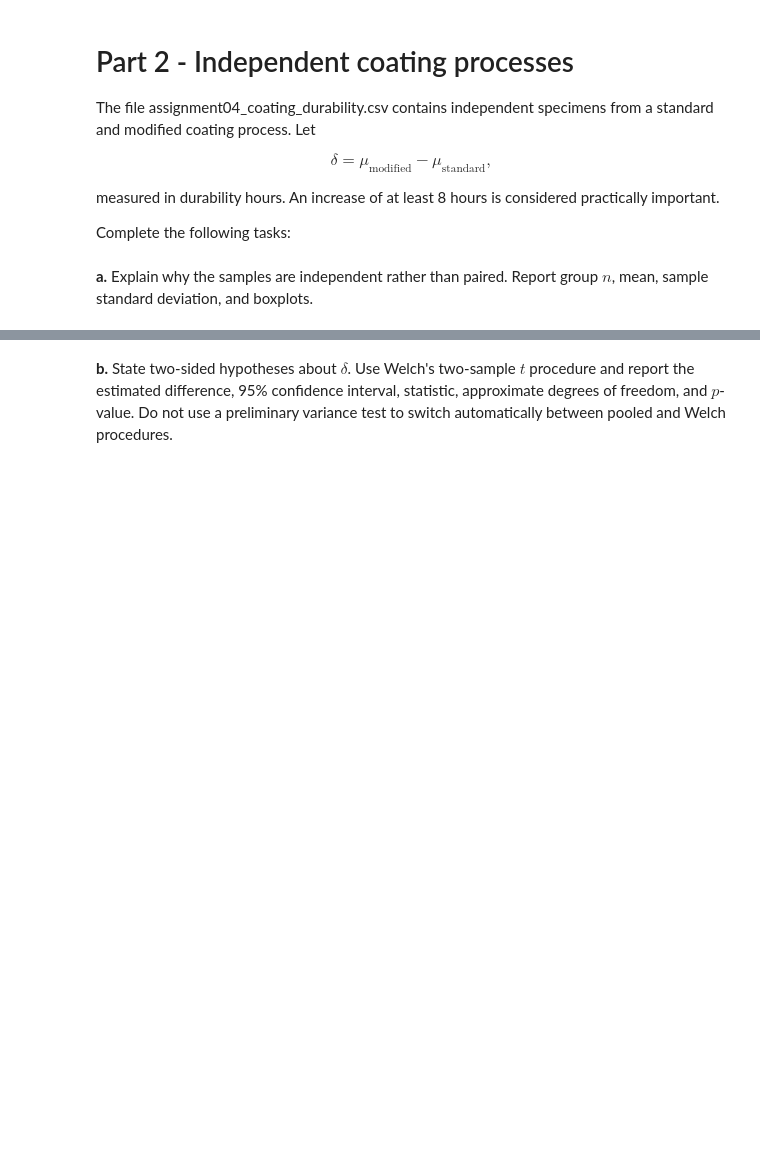
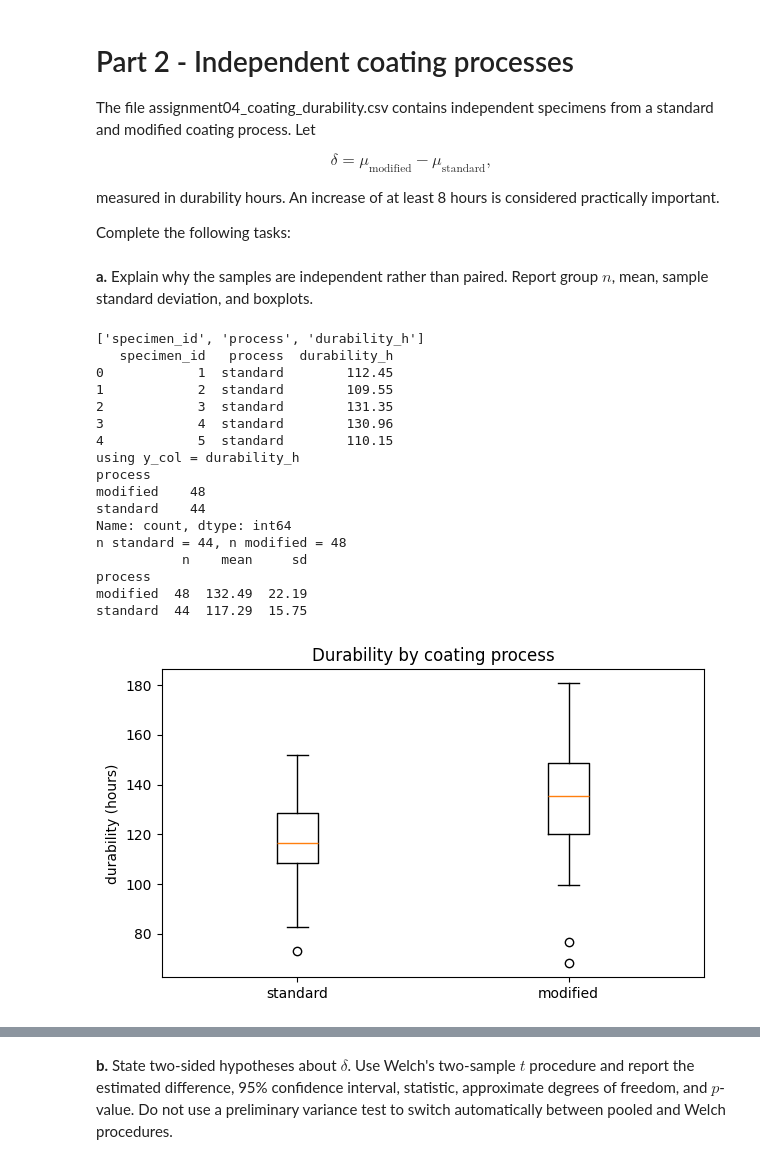
Before and after one commit to sebinko/STA1_26, a Jupyter notebook: Assignment4/assignment_4.ipynb, the cells around one changed output, grey strips where cells are left out. Cells and saved outputs as stored; diff of their text form; code cells hidden in the pictures; blank space fills up the shorter version.

```diff
--- a/Assignment4/assignment_4.ipynb
+++ b/Assignment4/assignment_4.ipynb
@@ -105,5 +105,44 @@ Complete the following tasks:
 # %% [markdown]
 **a.** Explain why the samples are independent rather than paired. Report group $n$, mean, sample standard deviation, and boxplots.
 # %%
-# TODO
+print(coating.columns.tolist())
+print(coating.head())
+
+group_col = "process"
+y_col = [c for c in coating.columns if "dur" in c.lower() or "hour" in c.lower()][0]
+print("using y_col =", y_col)
+print(coating[group_col].value_counts())
+
+standard = coating.loc[coating[group_col].str.lower() == "standard", y_col]
+modified = coating.loc[coating[group_col].str.lower() == "modified", y_col]
+print(f"n standard = {len(standard)}, n modified = {len(modified)}")
+
+summary = coating.groupby(group_col)[y_col].agg(n="count", mean="mean", sd="std")
+print(summary.round(2))
+
+fig, ax = plt.subplots(figsize=(7, 4))
+ax.boxplot([standard, modified])
+ax.set_xticks([1, 2], ["standard", "modified"])
+ax.set_ylabel("durability (hours)")
+ax.set_title("Durability by coating process")
+plt.show()
+# %% [output]
+['specimen_id', 'process', 'durability_h']
+   specimen_id   process  durability_h
+0            1  standard        112.45
+1            2  standard        109.55
+2            3  standard        131.35
+3            4  standard        130.96
+4            5  standard        110.15
+using y_col = durability_h
+process
+modified    48
+standard    44
+Name: count, dtype: int64
+n standard = 44, n modified = 48
+           n    mean     sd
+process
+modified  48  132.49  22.19
+standard  44  117.29  15.75
+[figure, added]
 # %% [markdown]
```
Also changed, not shown: parts of 7 cells of this notebook.
